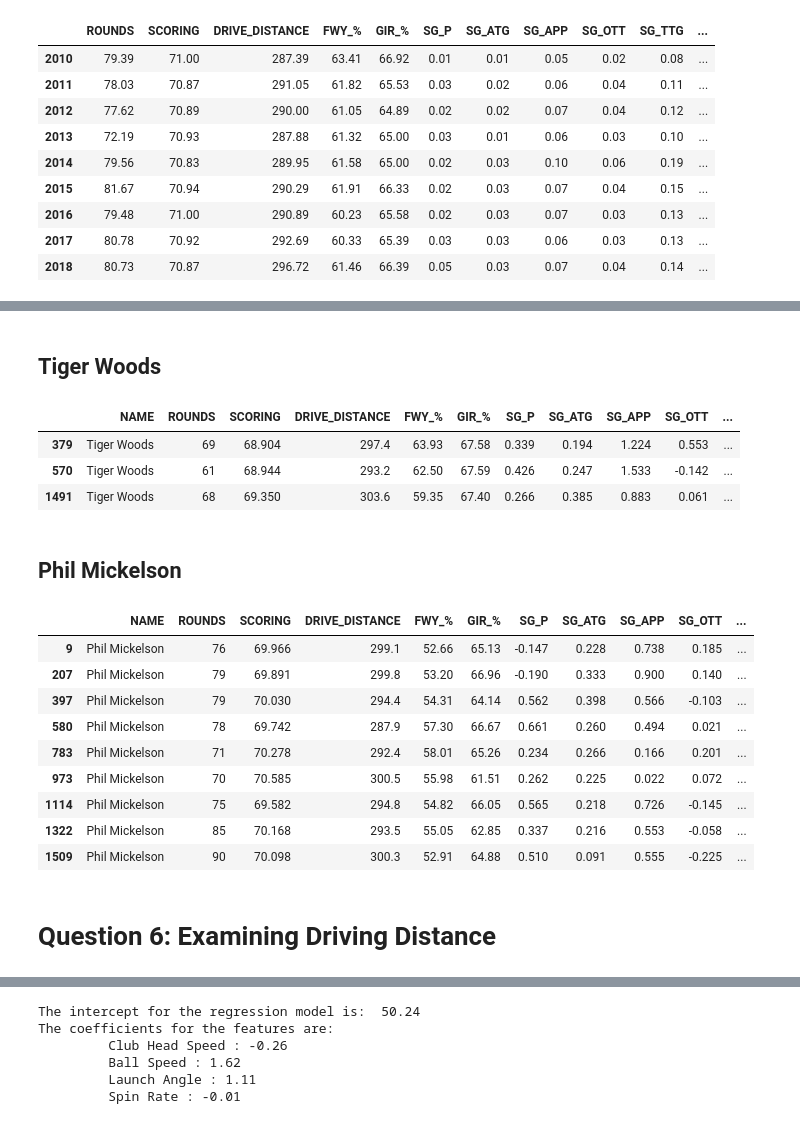
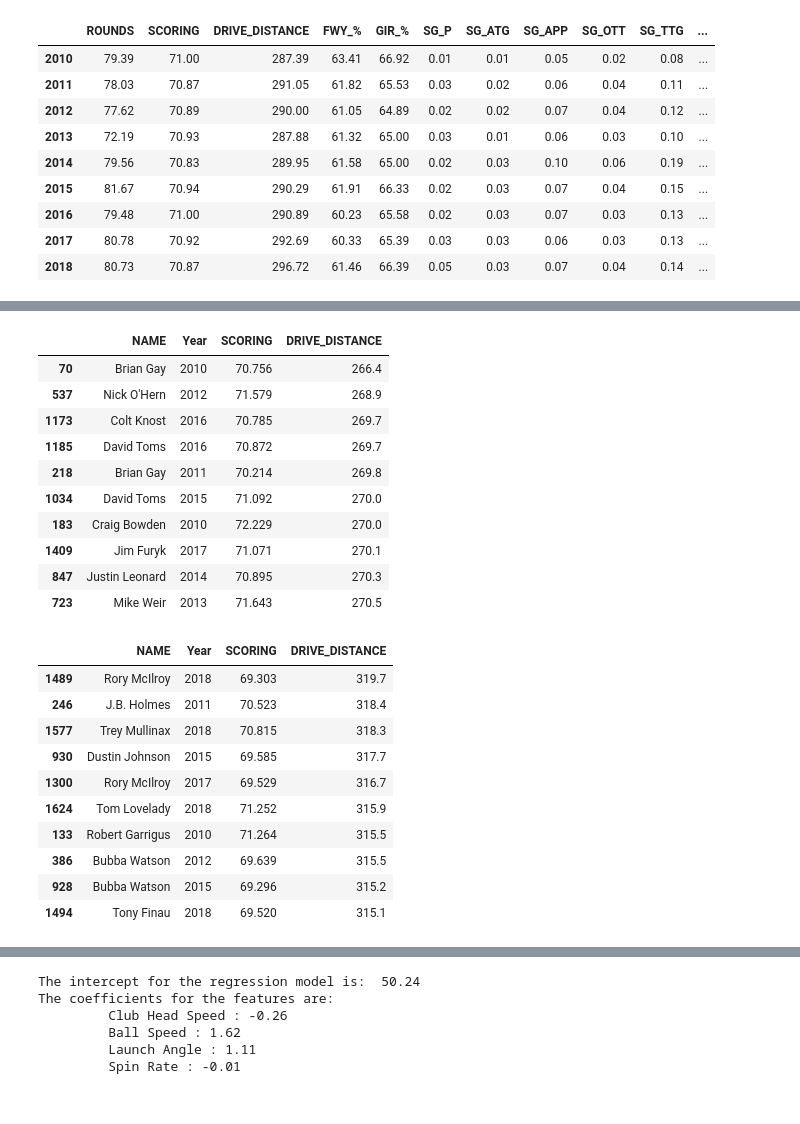
Before and after one commit to jonathannocek/pga-data-analysis, a Jupyter notebook: pga_data_analysis.ipynb, the cells around one changed output, grey strips where cells are left out. Cells and saved outputs as stored; diff of their text form; code cells hidden in the pictures.

```diff
--- a/pga_data_analysis.ipynb
+++ b/pga_data_analysis.ipynb
@@ -835,28 +705,30 @@ Name: SCORING, dtype: float64
-# %% [markdown]
-## **Tiger Woods**
-# %%
-df_tigerwoods = df[df['NAME'] == 'Tiger Woods']
-df_tigerwoods
-# %% [output]
-|  | NAME | ROUNDS | SCORING | DRIVE_DISTANCE | FWY_% | GIR_% | SG_P | SG_ATG | SG_APP | SG_OTT | ... |
-| 379 | Tiger Woods | 69 | 68.904 | 297.4 | 63.93 | 67.58 | 0.339 | 0.194 | 1.224 | 0.553 | ... |
-| 570 | Tiger Woods | 61 | 68.944 | 293.2 | 62.50 | 67.59 | 0.426 | 0.247 | 1.533 | -0.142 | ... |
-| 1491 | Tiger Woods | 68 | 69.350 | 303.6 | 59.35 | 67.40 | 0.266 | 0.385 | 0.883 | 0.061 | ... |
-# %% [markdown]
-## **Phil Mickelson**
-# %%
-df_philmickelson = df[df['NAME'] == 'Phil Mickelson']
-df_philmickelson
-# %% [output]
-|  | NAME | ROUNDS | SCORING | DRIVE_DISTANCE | FWY_% | GIR_% | SG_P | SG_ATG | SG_APP | SG_OTT | ... |
-| 9 | Phil Mickelson | 76 | 69.966 | 299.1 | 52.66 | 65.13 | -0.147 | 0.228 | 0.738 | 0.185 | ... |
-| 207 | Phil Mickelson | 79 | 69.891 | 299.8 | 53.20 | 66.96 | -0.190 | 0.333 | 0.900 | 0.140 | ... |
-| 397 | Phil Mickelson | 79 | 70.030 | 294.4 | 54.31 | 64.14 | 0.562 | 0.398 | 0.566 | -0.103 | ... |
-| 580 | Phil Mickelson | 78 | 69.742 | 287.9 | 57.30 | 66.67 | 0.661 | 0.260 | 0.494 | 0.021 | ... |
-| 783 | Phil Mickelson | 71 | 70.278 | 292.4 | 58.01 | 65.26 | 0.234 | 0.266 | 0.166 | 0.201 | ... |
-| 973 | Phil Mickelson | 70 | 70.585 | 300.5 | 55.98 | 61.51 | 0.262 | 0.225 | 0.022 | 0.072 | ... |
-| 1114 | Phil Mickelson | 75 | 69.582 | 294.8 | 54.82 | 66.05 | 0.565 | 0.218 | 0.726 | -0.145 | ... |
-| 1322 | Phil Mickelson | 85 | 70.168 | 293.5 | 55.05 | 62.85 | 0.337 | 0.216 | 0.553 | -0.058 | ... |
-| 1509 | Phil Mickelson | 90 | 70.098 | 300.3 | 52.91 | 64.88 | 0.510 | 0.091 | 0.555 | -0.225 | ... |
-# %% [markdown]
-# **Question 6: Examining Driving Distance**
+# %%
+# Ten shortest driving seasons on TOUR
+df.sort_values(by='DRIVE_DISTANCE', ascending=True)[['NAME', 'Year', 'SCORING', 'DRIVE_DISTANCE']][:10]
+# %% [output]
+|  | NAME | Year | SCORING | DRIVE_DISTANCE |
+| 70 | Brian Gay | 2010 | 70.756 | 266.4 |
+| 537 | Nick O'Hern | 2012 | 71.579 | 268.9 |
+| 1173 | Colt Knost | 2016 | 70.785 | 269.7 |
+| 1185 | David Toms | 2016 | 70.872 | 269.7 |
+| 218 | Brian Gay | 2011 | 70.214 | 269.8 |
+| 1034 | David Toms | 2015 | 71.092 | 270.0 |
+| 183 | Craig Bowden | 2010 | 72.229 | 270.0 |
+| 1409 | Jim Furyk | 2017 | 71.071 | 270.1 |
+| 847 | Justin Leonard | 2014 | 70.895 | 270.3 |
+| 723 | Mike Weir | 2013 | 71.643 | 270.5 |
+# %%
+# Ten longest driving seasons on TOUR
+df.sort_values(by='DRIVE_DISTANCE', ascending=False)[['NAME', 'Year', 'SCORING', 'DRIVE_DISTANCE']][:10]
+# %% [output]
+|  | NAME | Year | SCORING | DRIVE_DISTANCE |
+| 1489 | Rory McIlroy | 2018 | 69.303 | 319.7 |
+| 246 | J.B. Holmes | 2011 | 70.523 | 318.4 |
+| 1577 | Trey Mullinax | 2018 | 70.815 | 318.3 |
+| 930 | Dustin Johnson | 2015 | 69.585 | 317.7 |
+| 1300 | Rory McIlroy | 2017 | 69.529 | 316.7 |
+| 1624 | Tom Lovelady | 2018 | 71.252 | 315.9 |
+| 133 | Robert Garrigus | 2010 | 71.264 | 315.5 |
+| 386 | Bubba Watson | 2012 | 69.639 | 315.5 |
+| 928 | Bubba Watson | 2015 | 69.296 | 315.2 |
+| 1494 | Tony Finau | 2018 | 69.520 | 315.1 |
```
Also changed, not shown: parts of 54 cells of this notebook.
